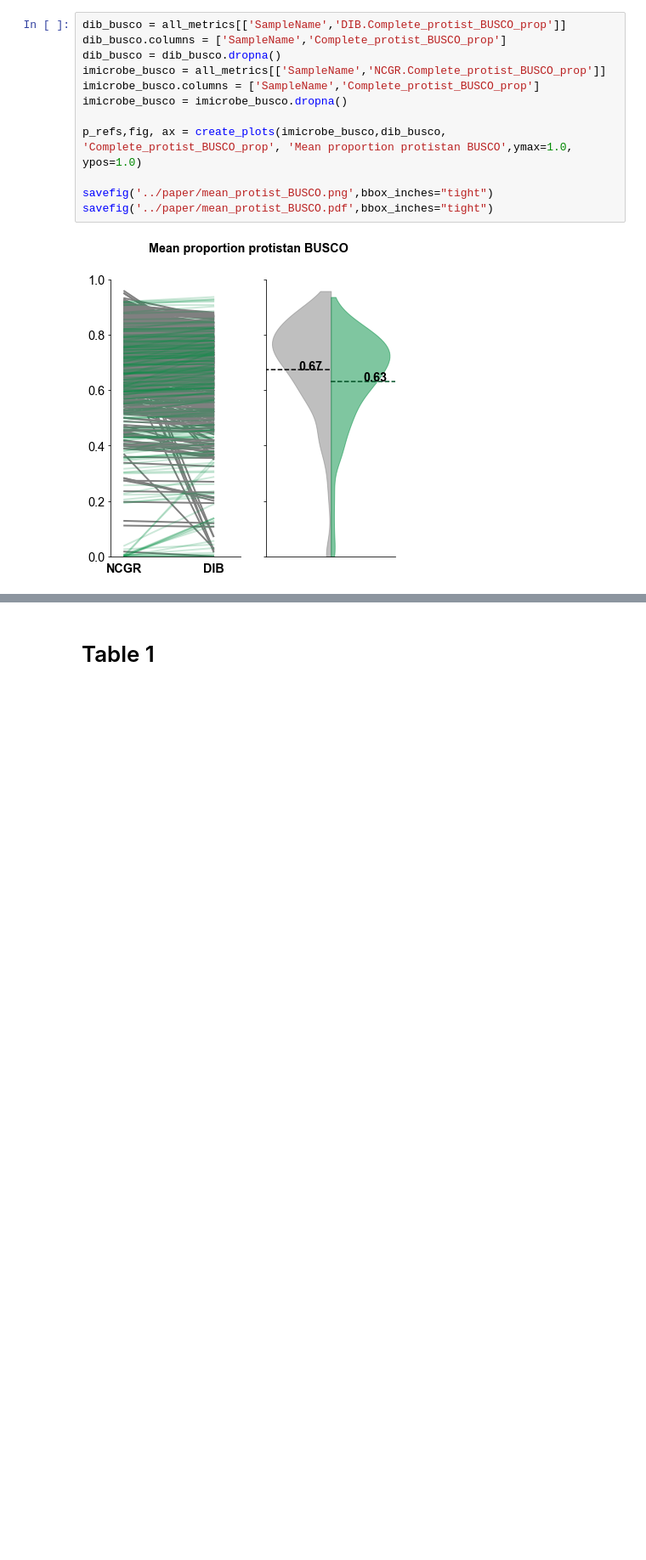
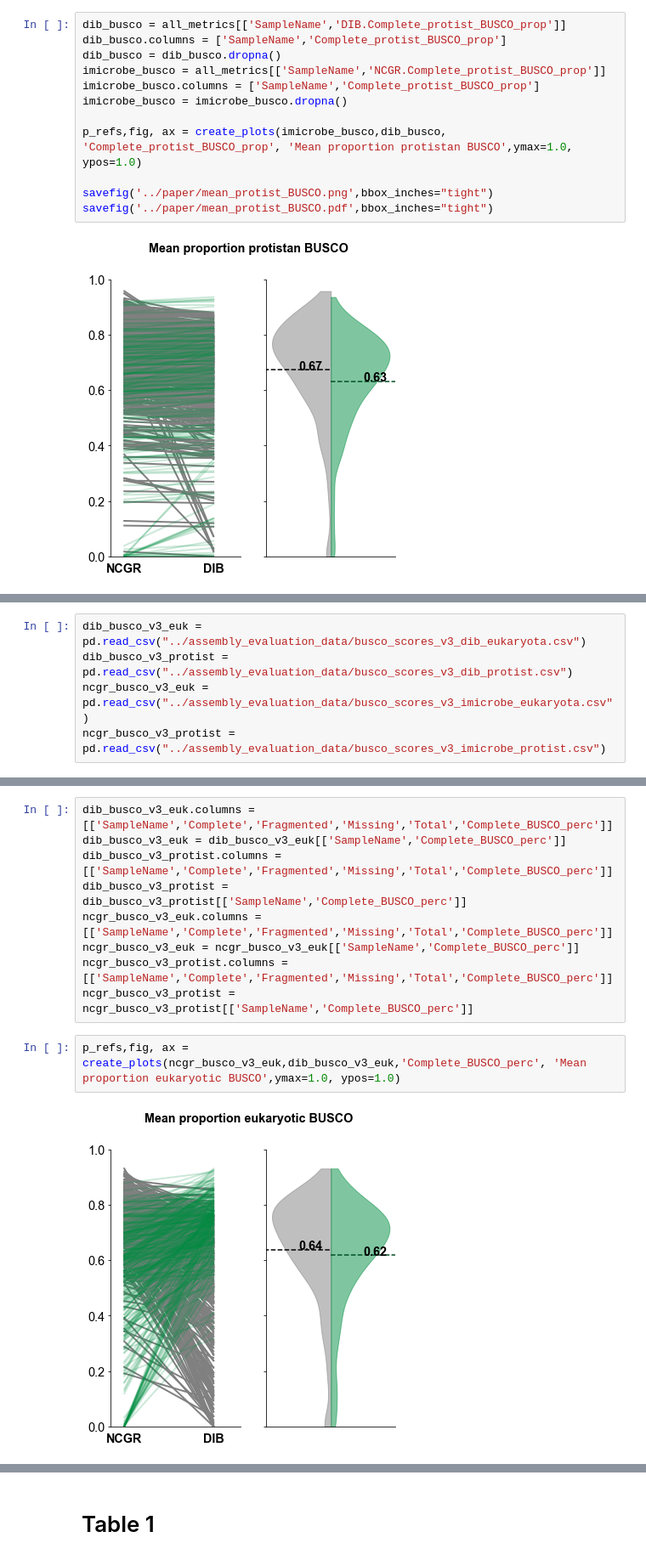
Before and after one commit to johnsolk/MMETSP, a Jupyter notebook: notebooks/GigaScience_Figures_all_evaluation_matrix.ipynb, the cells around one changed output, grey strips where cells are left out. Shown at 85% size. Drawn from its saved outputs; the diff is of its cells as text; blank space fills up the shorter version.

Commit message:
busco v3 to notebook

```diff
--- a/notebooks/GigaScience_Figures_all_evaluation_matrix.ipynb
+++ b/notebooks/GigaScience_Figures_all_evaluation_matrix.ipynb
@@ -291,0 +305,5 @@ savefig('../paper/mean_protist_BUSCO.pdf',bbox_inches="tight")
+# %%
+dib_busco_v3_euk = pd.read_csv("../assembly_evaluation_data/busco_scores_v3_dib_eukaryota.csv")
+dib_busco_v3_protist = pd.read_csv("../assembly_evaluation_data/busco_scores_v3_dib_protist.csv")
+ncgr_busco_v3_euk = pd.read_csv("../assembly_evaluation_data/busco_scores_v3_imicrobe_eukaryota.csv")
+ncgr_busco_v3_protist = pd.read_csv("../assembly_evaluation_data/busco_scores_v3_imicrobe_protist.csv")
@@ -291,0 +319,13 @@ savefig('../paper/mean_protist_BUSCO.pdf',bbox_inches="tight")
+# %%
+dib_busco_v3_euk.columns = [['SampleName','Complete','Fragmented','Missing','Total','Complete_BUSCO_perc']]
+dib_busco_v3_euk = dib_busco_v3_euk[['SampleName','Complete_BUSCO_perc']]
+dib_busco_v3_protist.columns = [['SampleName','Complete','Fragmented','Missing','Total','Complete_BUSCO_perc']]
+dib_busco_v3_protist = dib_busco_v3_protist[['SampleName','Complete_BUSCO_perc']]
+ncgr_busco_v3_euk.columns = [['SampleName','Complete','Fragmented','Missing','Total','Complete_BUSCO_perc']]
+ncgr_busco_v3_euk = ncgr_busco_v3_euk[['SampleName','Complete_BUSCO_perc']]
+ncgr_busco_v3_protist.columns = [['SampleName','Complete','Fragmented','Missing','Total','Complete_BUSCO_perc']]
+ncgr_busco_v3_protist = ncgr_busco_v3_protist[['SampleName','Complete_BUSCO_perc']]
+# %%
+p_refs,fig, ax = create_plots(ncgr_busco_v3_euk,dib_busco_v3_euk,'Complete_BUSCO_perc', 'Mean proportion eukaryotic BUSCO',ymax=1.0, ypos=1.0)
+# %% [output]
+[figure, added]
```
Also changed, not shown: parts of 9 cells of this notebook.
